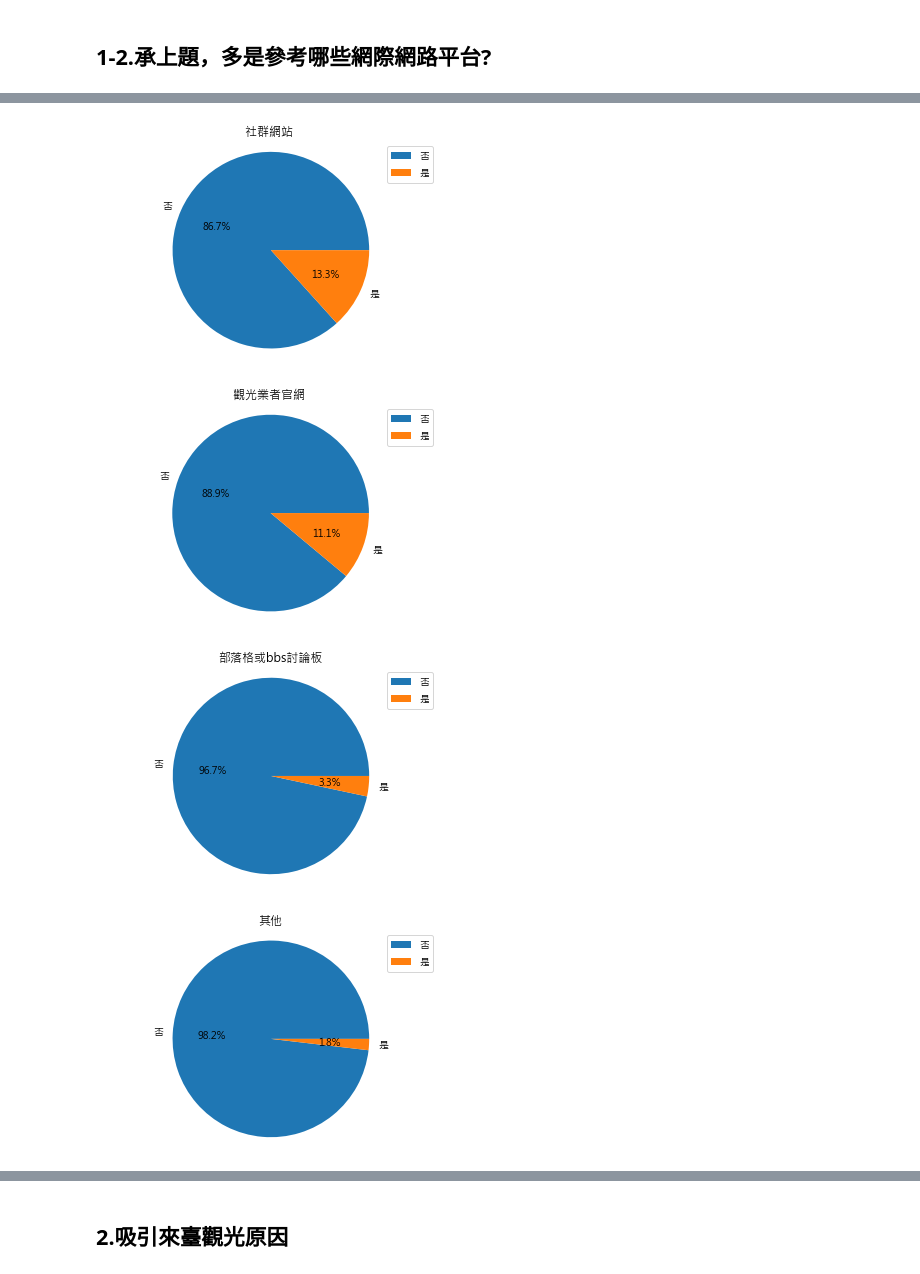
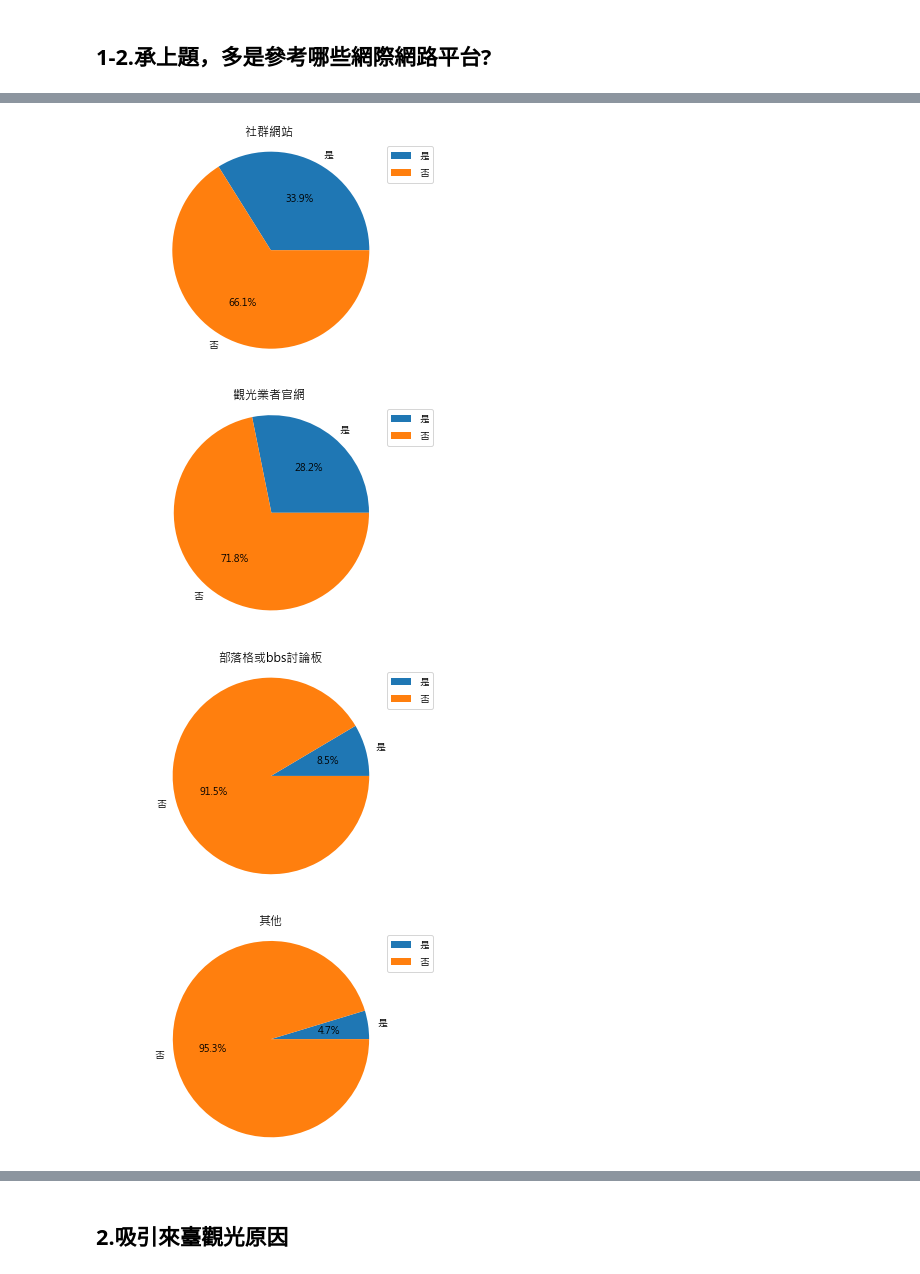
Before and after one commit to Emily323/my-python-work, a Jupyter notebook: my_work/final/觀光.ipynb, the cells around one changed output, grey strips where cells are left out. Drawn from its saved outputs; the diff is of its cells as text; code cells hidden in the pictures.

```diff
--- a/my_work/final/觀光.ipynb
+++ b/my_work/final/觀光.ipynb
@@ -43,14 +32,14 @@ ad_type.columns=['報章雜誌','地鐵、廣告燈箱、巴士車廂','電視
 
 #繪製各管道個別的程度
 fig, axes = plt.subplots(2,4,figsize=(5,5))
-fig.subplots_adjust(wspace=0.25, hspace=0.20, top=1, bottom=0.05, left=0.1, right=3)
+fig.subplots_adjust(wspace=0.25, hspace=0.20, top=2, bottom=1, left=0.1, right=3)
 
 ad_type_array=[]
 
 for i in range(2):
     for j in range(4):
         ad_type_array.append(ad_type.iloc[:,j+4*i].value_counts().plot.bar(ax=axes[i,j], alpha = 0.5))
-        ad_type_array[j+4*i].set_title(ad_type.columns.values[j+4*i])
+        ad_type_array[j+4*i].set_title(ad_type.columns[j+4*i])
 
 plt.show()
 # %% [output]
@@ -70,21 +63,9 @@ plt.xlabel('管道')
 plt.ylabel('加權後的分數')
 
 plt.xticks(range(8),('報章雜誌','地鐵、廣告燈箱\n、巴士車廂','電視、電台','旅遊展覽'
-                 ,'戶外廣告\n或看板','旅行社宣傳\n行程、摺頁','親朋好友來臺\n口碑宣傳','網際網路'),size=0, rotation=30)
-bar1 = plt.bar(ad_type.columns[0],ad_type_weight[0],label='報章雜誌')
-bar2 = plt.bar(ad_type.columns[1],ad_type_weight[1],label='地鐵、廣告燈箱、巴士車廂')
-bar3 = plt.bar(ad_type.columns[2],ad_type_weight[2],label='電視、電台')
-bar4 = plt.bar(ad_type.columns[3],ad_type_weight[3],label='國際旅遊展覽')
-bar5 = plt.bar(ad_type.columns[4],ad_type_weight[4],label='戶外廣告或看板')
-bar6 = plt.bar(ad_type.columns[5],ad_type_weight[5],label='旅行社宣傳行程、摺頁')
-bar7 = plt.bar(ad_type.columns[6],ad_type_weight[6],label='親朋好友來臺口碑宣傳')
-bar8 = plt.bar(ad_type.columns[7],ad_type_weight[7],label='網際網路')
-
-for rect in bar1+bar2+bar3+bar4+bar5+bar6+bar7+bar8:
-    height = rect.get_height()
-    plt.text(rect.get_x() + rect.get_width()/2.0, height, '%d' % int(height), size = 10, ha='center', va='bottom')
+                  ,'戶外廣告\n或看板','旅行社宣傳\n行程、摺頁','親朋好友來臺\n口碑宣傳','網際網路'),size=10, rotation=80)
+for i in range(8):
+    plt.bar(ad_type.columns[i],ad_type_weight[i],label=ad_type.columns[i])
 
 plt.legend()
-plt.tight_layout()
-plt.show()
 # %% [output]
@@ -97,22 +79,26 @@ plt.show()
 ## 1-2.承上題，多是參考哪些網際網路平台?
 # %%
 #選取要的資料
-ad_net=df.values[:,9:14]
-
-#將原資料的0與1改成否與是
-ad_net[ad_net==0]='否'
-ad_net[ad_net==1]='是'
-
-ad_net=pd.DataFrame(ad_net)
+ad_net=pd.DataFrame(df.values[:,9:14])
 
 #加上管道名稱
 ad_net.columns=['入口網站','社群網站 ','觀光業者官網 ','部落格或bbs討論板','其他']
 
+all_=[]
+
+#把沒看過網路廣告或是網路廣告對其沒什麼影響的人數刪去
+for i in range(5):
+    a=ad_type['網際網路'].isin([0]).value_counts()[False]#網路廣告對其來台旅遊有影響的人數
+    b=ad_net.iloc[:,i].value_counts()[1]#參考各網站的人數
+    all_.append(b)
+    all_.append(a-b)
+
+all_=pd.Series(all_,index=['是','否','是','否','是','否','是','否','是','否'])
+
 #視覺化
 for i in range(5):
     fig = plt.figure()
-    plt.pie(ad_net.iloc[:,i].value_counts(),autopct = "%1.1f%%"
-                 ,labels=ad_net.iloc[:,i].value_counts().index)
+    plt.pie(all_[i*2:i*2+2],autopct = "%1.1f%%",labels=all_[i*2:i*2+2].index)
     plt.title(ad_net.columns[i])
     plt.axis('equal')
     plt.legend(loc="best")
@@ -121,4 +107,4 @@ for i in range(5):
-[figure, old version]
+[figure, new version]
-[figure, old version]
+[figure, new version]
-[figure, old version]
+[figure, new version]
-[figure, old version]
+[figure, new version]
```
Also changed, not shown: parts of 12 cells of this notebook.
